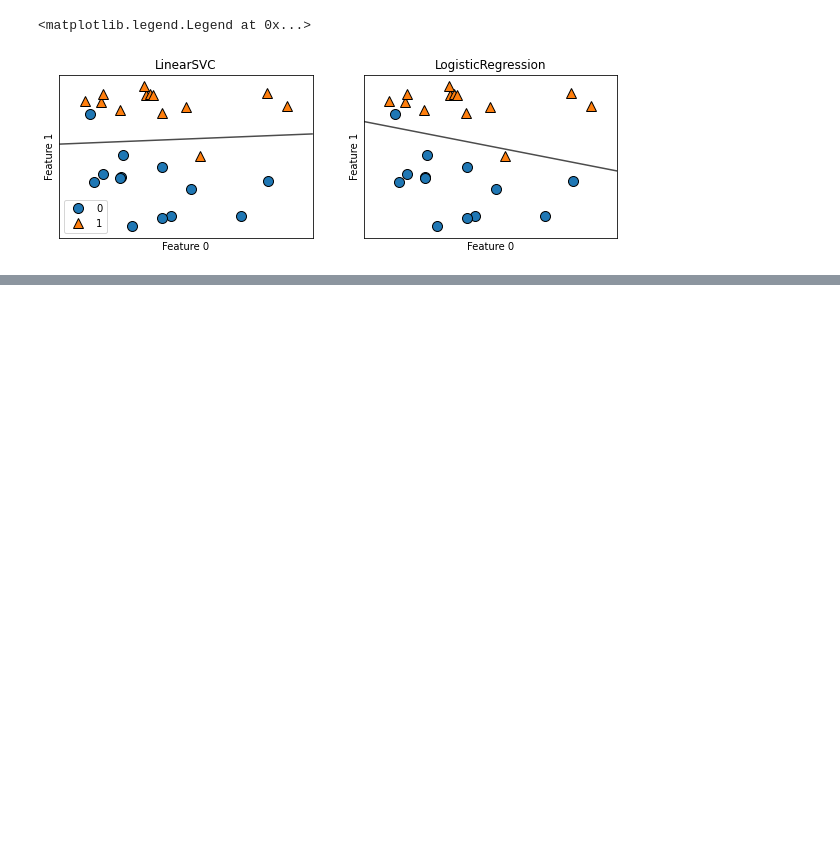
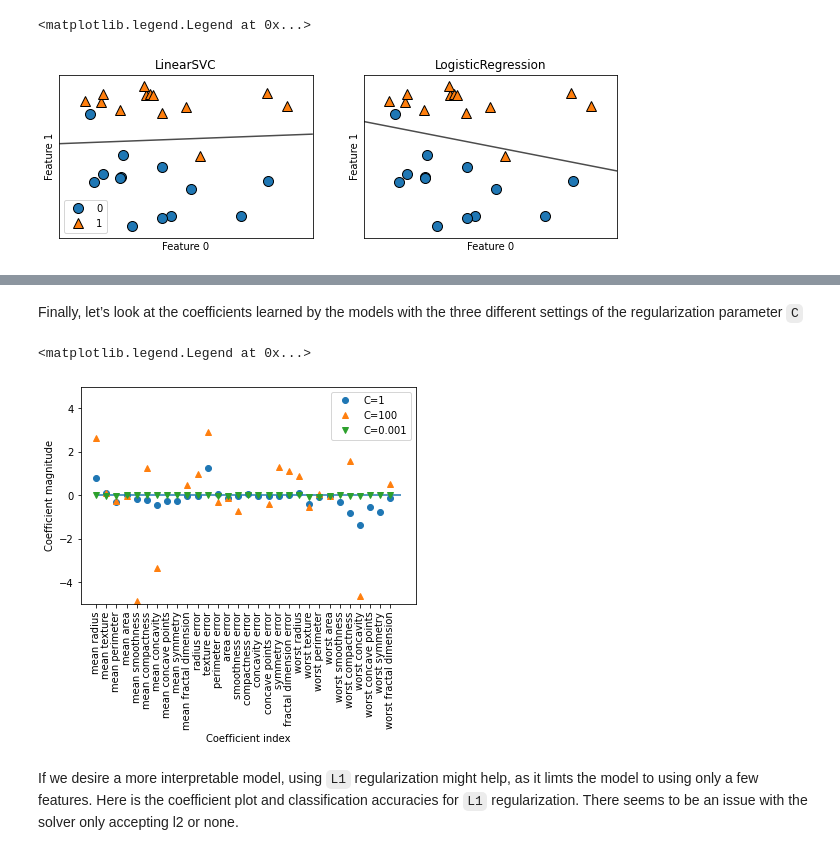
Before and after one commit to snorrealv/machine-learning_284, a Jupyter notebook: chapter2_examples.ipynb, the cells around one changed output, grey strips where cells are left out. Saved outputs shown, nothing was run; the diff lists cells and outputs as text; code cells hidden in the pictures; blank space fills up the shorter version.

```diff
--- a/chapter2_examples.ipynb
+++ b/chapter2_examples.ipynb
@@ -498,0 +543,21 @@ axes[0].legend()
+# %% [markdown]
+Finally, let’s look at the coefficients learned by the models with the three different settings of the regularization parameter `C`
+# %%
+logreg100 = LogisticRegression(C=100, max_iter=10000).fit(X_train, y_train)
+logreg = LogisticRegression(C=1, max_iter=10000).fit(X_train, y_train)
+logreg001 = LogisticRegression(C=0.001, max_iter=10000).fit(X_train, y_train)
+
+plt.plot(logreg.coef_.T, 'o', label="C=1")
+plt.plot(logreg100.coef_.T, '^', label="C=100")
+plt.plot(logreg001.coef_.T, 'v', label="C=0.001")
+plt.xticks(range(cancer.data.shape[1]), cancer.feature_names, rotation=90)
+plt.hlines(0, 0, cancer.data.shape[1])
+plt.ylim(-5, 5)
+plt.xlabel("Coefficient index")
+plt.ylabel("Coefficient magnitude")
+plt.legend()
+# %% [output]
+<matplotlib.legend.Legend at 0x...>
+[figure, added]
+# %% [markdown]
+If we desire a more interpretable model, using `L1` regularization might help, as it limts the model to using only a few features. Here is the coefficient plot and classification accuracies for `L1` regularization. There seems to be an issue with the solver only accepting l2 or none.
```
Also changed, not shown: parts of 22 cells of this notebook.
